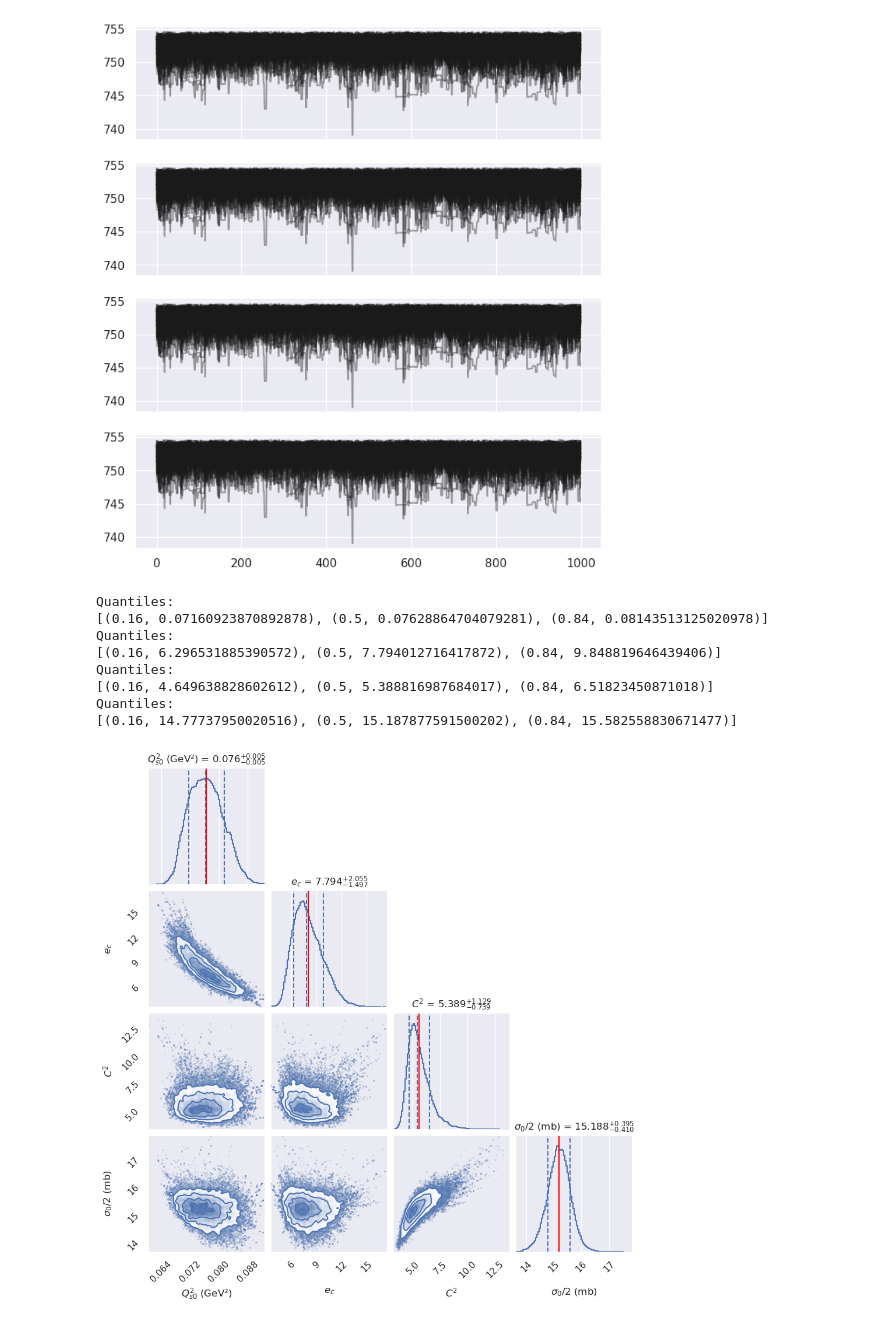
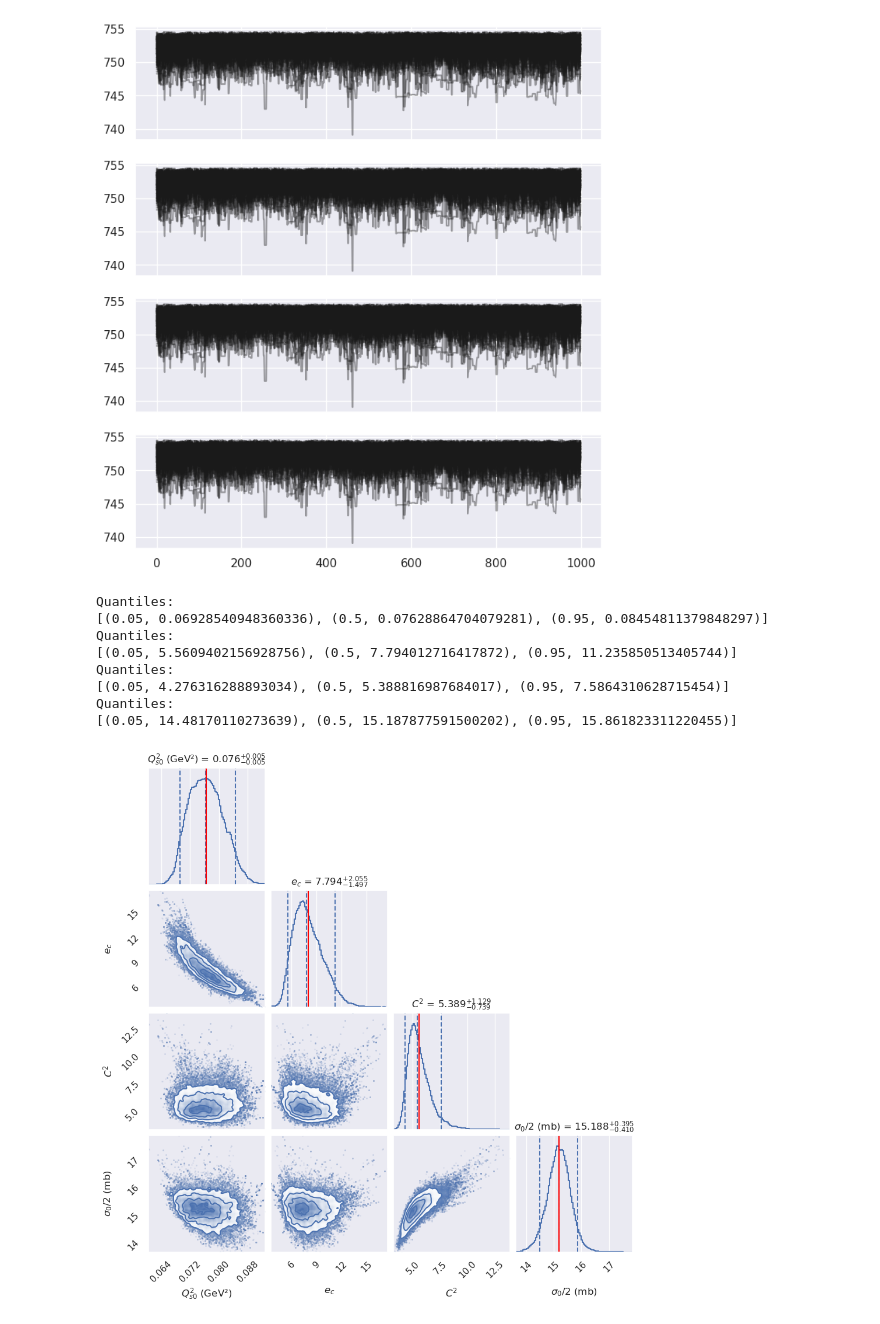
Before and after one commit to camcasuga/BayesianBK, a Jupyter notebook: PCA_GPE.ipynb, the cells around one changed output. Cells and saved outputs as stored; diff of their text form; code cells hidden in the pictures.

```diff
--- a/PCA_GPE.ipynb
+++ b/PCA_GPE.ipynb
@@ -272,12 +273,15 @@ for i in range(n_params):
     #axes[-1].set_xlabel('step number')
 # %% [output]
 [figure]
+# %%
+# unpack all samples that are saved in txt file
+paramsamples = np.vstack(np.loadtxt("mve/plainLHS/mve_100d_100w_allsamples.txt", unpack = True)).T
 # %%
 figure = corner.corner(
     paramsamples,
     labels = param_names,
     plot_contours = True,
-    quantiles=[0.16, 0.5, 0.84],
+    quantiles=[0.05, 0.5, 0.95],
     show_titles = True, #
     title_fmt = '.3f',
     title_kwargs={"fontsize": 12},
@@ -285,35 +289,35 @@ figure = corner.corner(
     bins = 100,
     smooth1d = True,
     smooth = True,
     verbose = True,
     #plot_density = True,
     fillcontours = True, #
     hist2d_kwargs = {"plot_density": True} # conto
 )
 
 ndim = n_params
 axes = np.array(figure.axes).reshape((ndim, ndim))
 
 import math
 for i in range(ndim):
     ax = axes[i, i]
     ax.axvline(np.mean(paramsamples[:,i]), color="red")
 
 
 # Loop over the histograms
 #for yi in range(ndim):
 #    for xi in range(yi):
 #        ax = axes[yi, xi]
 #        ax.axvline(np.mean(paramsamples[:,xi]), color="r")
 #        ax.axhline(np.mean(paramsamples[:,yi]), color="r")
 #        ax.plot(np.mean(paramsamples[:,xi]), np.mean(paramsamples[:,yi]), "sr")
 # %% [output]
 Quantiles:
-[(0.16, 0.07160923870892878), (0.5, 0.07628864704079281), (0.84, 0.08143513125020978)]
+[(0.05, 0.06928540948360336), (0.5, 0.07628864704079281), (0.95, 0.08454811379848297)]
 Quantiles:
-[(0.16, 6.296531885390572), (0.5, 7.794012716417872), (0.84, 9.848819646439406)]
+[(0.05, 5.5609402156928756), (0.5, 7.794012716417872), (0.95, 11.235850513405744)]
 Quantiles:
-[(0.16, 4.649638828602612), (0.5, 5.388816987684017), (0.84, 6.51823450871018)]
+[(0.05, 4.276316288893034), (0.5, 5.388816987684017), (0.95, 7.5864310628715454)]
 Quantiles:
-[(0.16, 14.77737950020516), (0.5, 15.187877591500202), (0.84, 15.582558830671477)]
+[(0.05, 14.48170110273639), (0.5, 15.187877591500202), (0.95, 15.861823311220455)]
-[figure, old version]
+[figure, new version]
```
Also changed, not shown: parts of 16 cells of this notebook, 15 other files.
